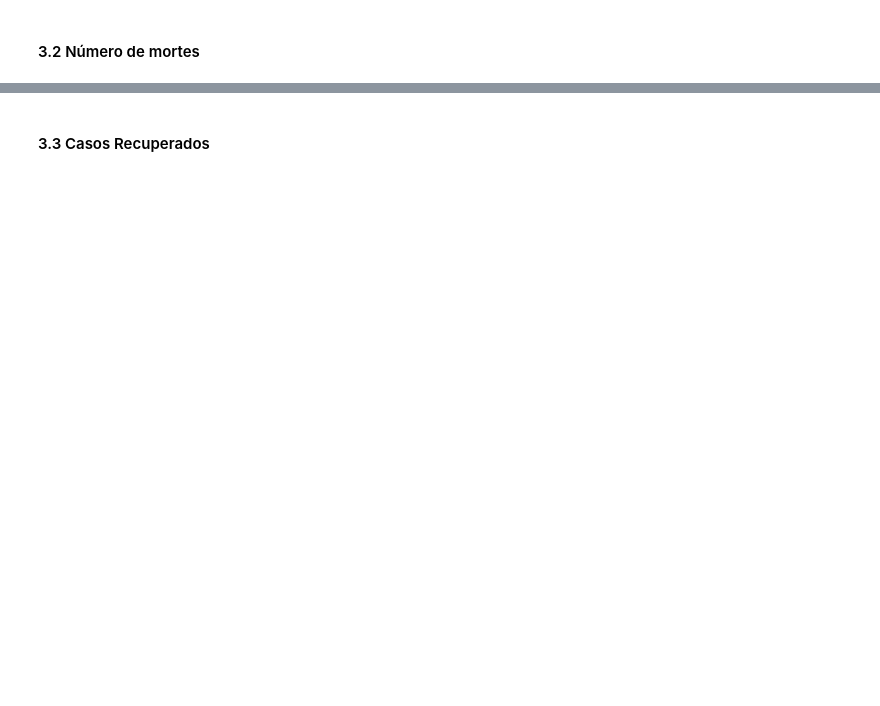
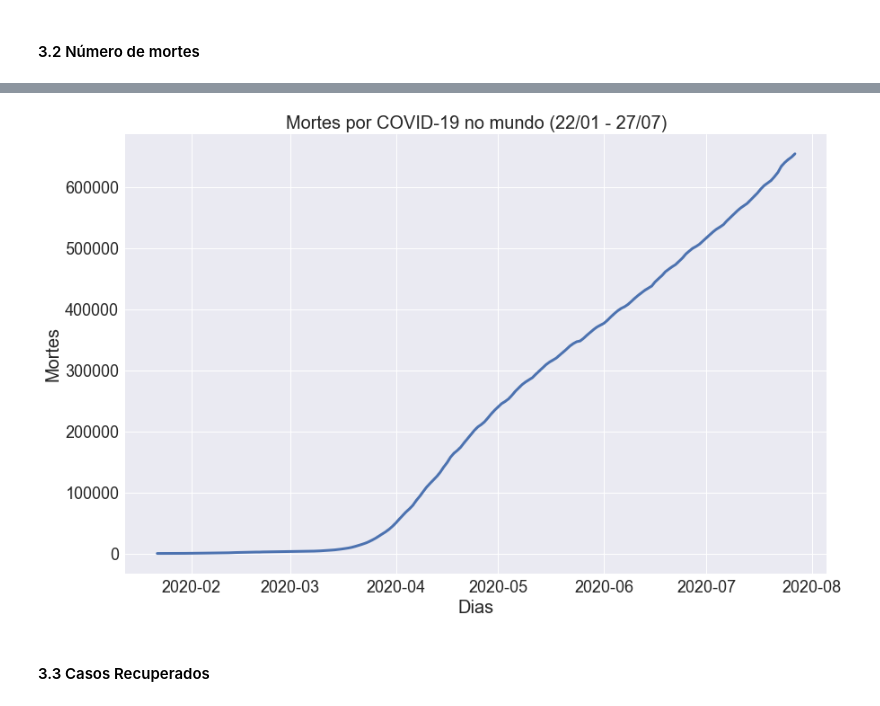
Before and after one commit to felixfabio/previsao-COVID, a Jupyter notebook: analise_covid19.ipynb, the cells around one changed output, grey strips where cells are left out. Cells and saved outputs as stored; diff of their text form; code cells hidden in the pictures; blank space fills up the shorter version.

```diff
--- a/analise_covid19.ipynb
+++ b/analise_covid19.ipynb
@@ -84,3 +91,14 @@ fig.show()
+# %%
+plt.figure(figsize=(14,9))
+plt.plot(df_daywise['Date'],df_daywise['Deaths'],linewidth=3)
+plt.title("Mortes por COVID-19 no mundo (22/01 - 27/07)",size=20)
+plt.xlabel("Dias",size=20)
+plt.ylabel("Mortes",size=20)
+plt.xticks(size=18)
+plt.yticks(size=18)
+plt.show()
+# %% [output]
+[figure, added]
 # %% [markdown]
 #### 3.3 Casos Recuperados
 # %%
```
Also changed, not shown: parts of 10 cells of this notebook.
